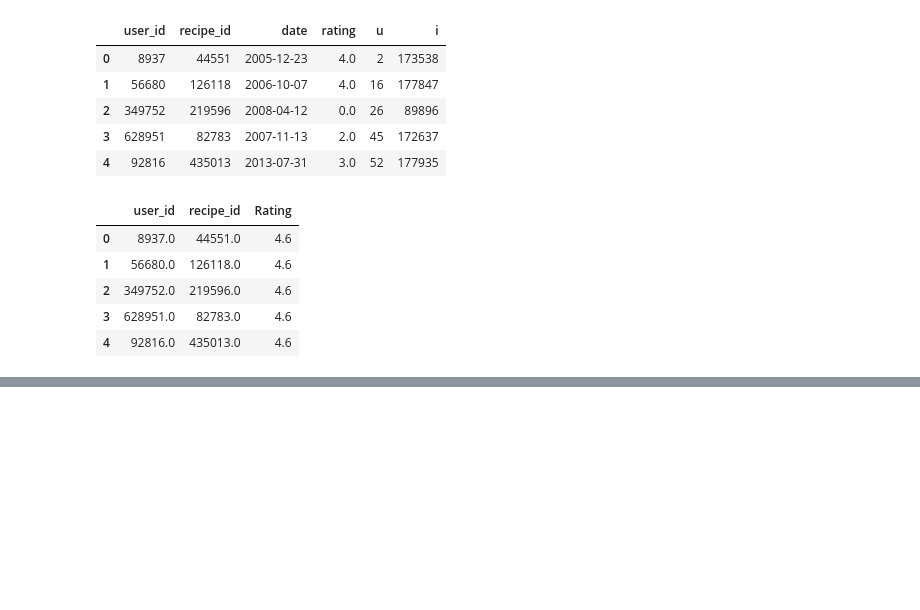
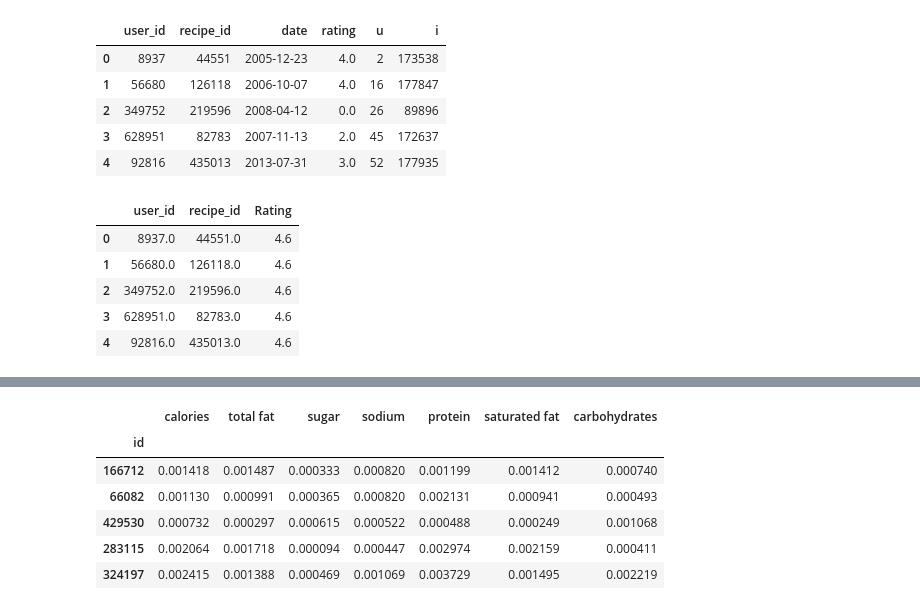
Before and after one commit to Adarsh3thy/RecipeRecommender, a Jupyter notebook: recipe_MF.ipynb, the cells around one changed output, grey strips where cells are left out. Cells and saved outputs as stored; diff of their text form; code cells hidden in the pictures; blank space fills up the shorter version.

```diff
--- a/recipe_MF.ipynb
+++ b/recipe_MF.ipynb
@@ -163,0 +254,13 @@ df_submission.to_csv("predictions.csv", index=False)
+# %%
+raw_recipes_normalized = pd.DataFrame(normalize(raw_recipes, axis=0))
+raw_recipes_normalized.columns = raw_recipes.columns
+raw_recipes_normalized.index = raw_recipes.index
+raw_recipes_normalized.head()
+# %% [output]
+|  | calories | total fat | sugar | sodium | protein | saturated fat | carbohydrates |
+| id |  |  |  |  |  |  |  |
+| 166712 | 0.001418 | 0.001487 | 0.000333 | 0.000820 | 0.001199 | 0.001412 | 0.000740 |
+| 66082 | 0.001130 | 0.000991 | 0.000365 | 0.000820 | 0.002131 | 0.000941 | 0.000493 |
+| 429530 | 0.000732 | 0.000297 | 0.000615 | 0.000522 | 0.000488 | 0.000249 | 0.001068 |
+| 283115 | 0.002064 | 0.001718 | 0.000094 | 0.000447 | 0.002974 | 0.002159 | 0.000411 |
+| 324197 | 0.002415 | 0.001388 | 0.000469 | 0.001069 | 0.003729 | 0.001495 | 0.002219 |
```
Also changed, not shown: parts of 22 cells of this notebook.
